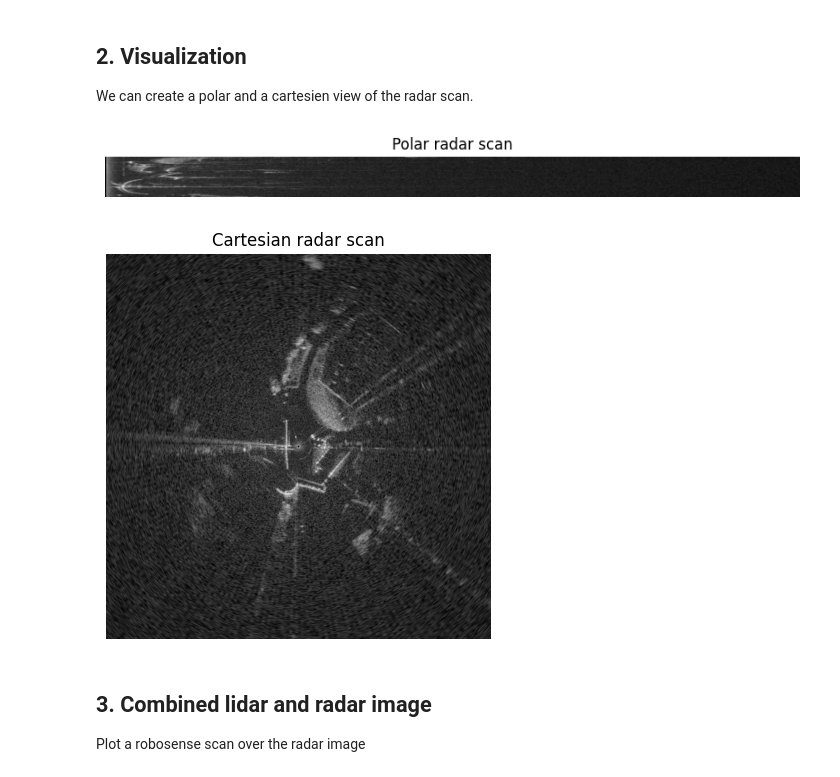
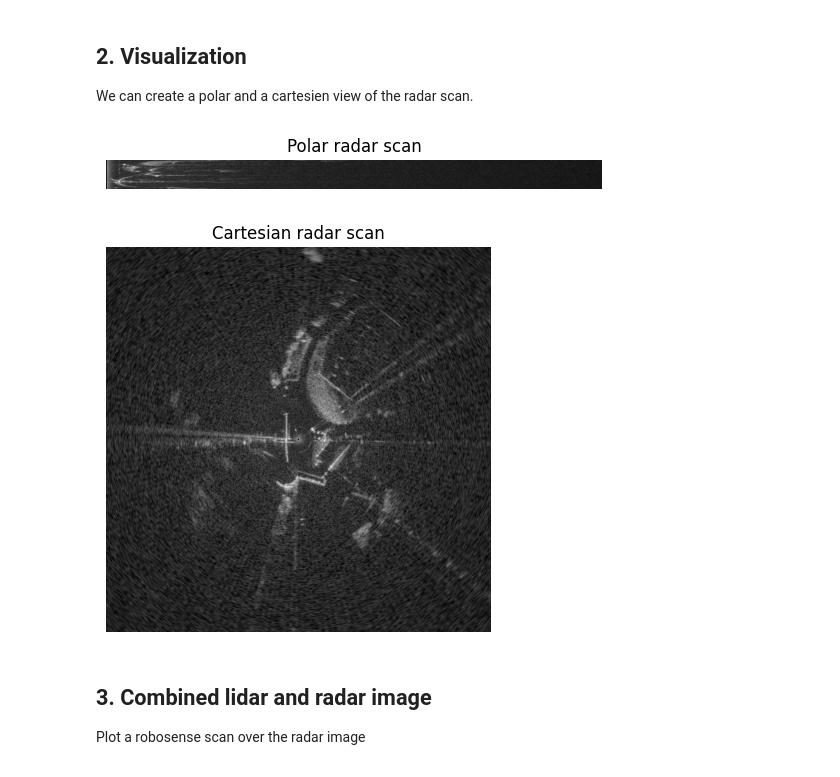
Before and after one commit to norlab-ulaval/fomo-sdk, a Jupyter notebook: examples/radar_example.ipynb, the cells around one changed output. Drawn from its saved outputs; the diff is of its cells as text; code cells hidden in the pictures.

```diff
--- a/examples/radar_example.ipynb
+++ b/examples/radar_example.ipynb
@@ -53,20 +50,19 @@ First 5 measurements:
 
 We can create a polar and a cartesien view of the radar scan.
 # %%
-plt.figure(figsize=(10, 10))
 plt.imshow(fft_data, cmap="gray")
 plt.title("Polar radar scan")
 plt.axis("off")
 plt.show()
 
 cartesian_data = polar_to_cartesian(fft_data, azimuths)
 plt.figure(figsize=(5, 5))
 plt.imshow(cartesian_data, cmap="gray")
 plt.title("Cartesian radar scan")
 plt.axis("off")
 plt.show()
 # %% [output]
-[figure, old version]
+[figure, new version]
 [figure]
 # %% [markdown]
 ## 3. Combined lidar and radar image
```
Also changed, not shown: parts of 3 cells of this notebook, 5 other files.
